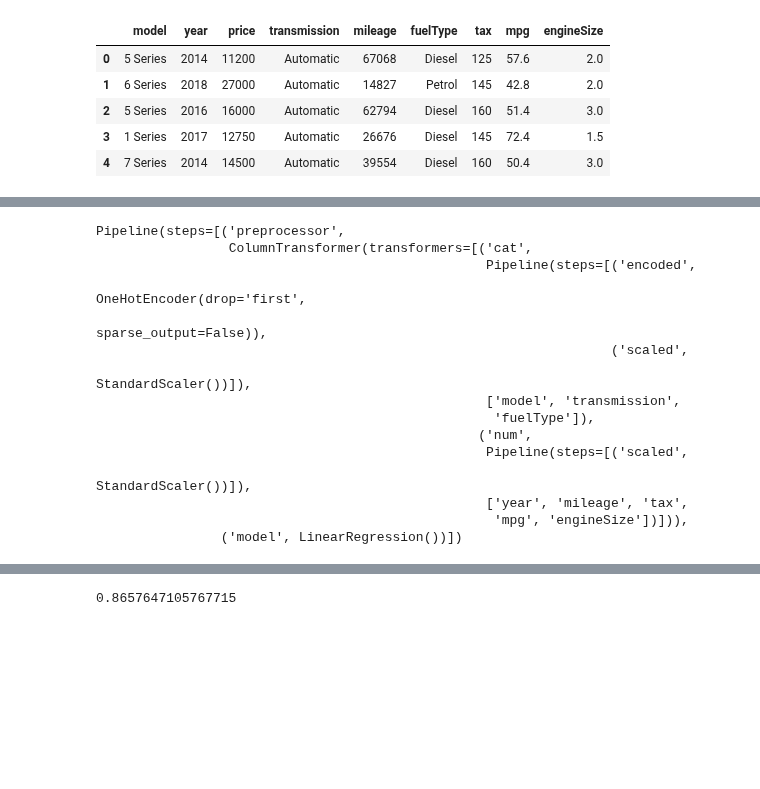
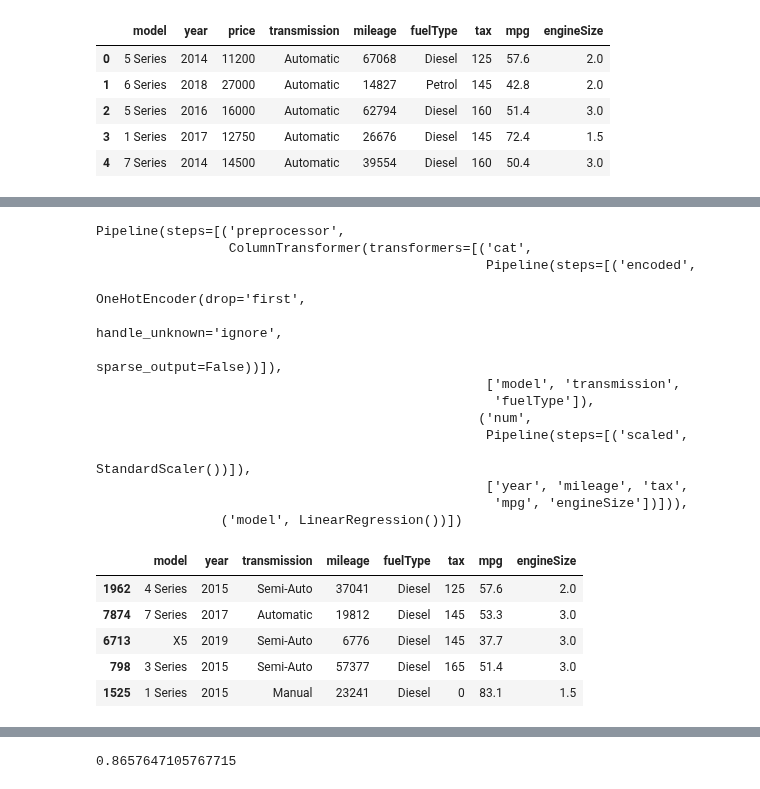
Before and after one commit to amit-sahu-a11y/bmw_car_prediction_using_regression, a Jupyter notebook: Untitled6.ipynb, the cells around one changed output, grey strips where cells are left out. Cells and saved outputs as stored; diff of their text form; code cells hidden in the pictures; blank space fills up the shorter version.

```diff
--- a/Untitled6.ipynb
+++ b/Untitled6.ipynb
@@ -50,8 +63,7 @@ num=['year','mileage','tax','mpg','engineSize']
 # %%
 cat_pipe=Pipeline(
     steps=[
-        ("encoded",OneHotEncoder(drop="first",sparse_output=False)),
-        ("scaled",StandardScaler())
+        ("encoded",OneHotEncoder(drop="first",sparse_output=False,handle_unknown='ignore')),
     ]
 )
 # %%
@@ -81,9 +93,8 @@ Pipeline(steps=[('preprocessor',
                  ColumnTransformer(transformers=[('cat',
                                                   Pipeline(steps=[('encoded',
                                                                    OneHotEncoder(drop='first',
-                                                                                 sparse_output=False)),
-                                                                  ('scaled',
-                                                                   StandardScaler())]),
+                                                                                 handle_unknown='ignore',
+                                                                                 sparse_output=False))]),
                                                   ['model', 'transmission',
                                                    'fuelType']),
                                                  ('num',
@@ -92,6 +103,15 @@ Pipeline(steps=[('preprocessor',
                                                   ['year', 'mileage', 'tax',
                                                    'mpg', 'engineSize'])])),
                 ('model', LinearRegression())])
+# %%
+x_train.head()
+# %% [output]
+|  | model | year | transmission | mileage | fuelType | tax | mpg | engineSize |
+| 1962 | 4 Series | 2015 | Semi-Auto | 37041 | Diesel | 125 | 57.6 | 2.0 |
+| 7874 | 7 Series | 2017 | Automatic | 19812 | Diesel | 145 | 53.3 | 3.0 |
+| 6713 | X5 | 2019 | Semi-Auto | 6776 | Diesel | 145 | 37.7 | 3.0 |
+| 798 | 3 Series | 2015 | Semi-Auto | 57377 | Diesel | 165 | 51.4 | 3.0 |
+| 1525 | 1 Series | 2015 | Manual | 23241 | Diesel | 0 | 83.1 | 1.5 |
 # %%
 from sklearn.metrics import mean_absolute_error
 y_train_pred=final.predict(x_train)
```
Also changed, not shown: parts of 4 cells of this notebook.
